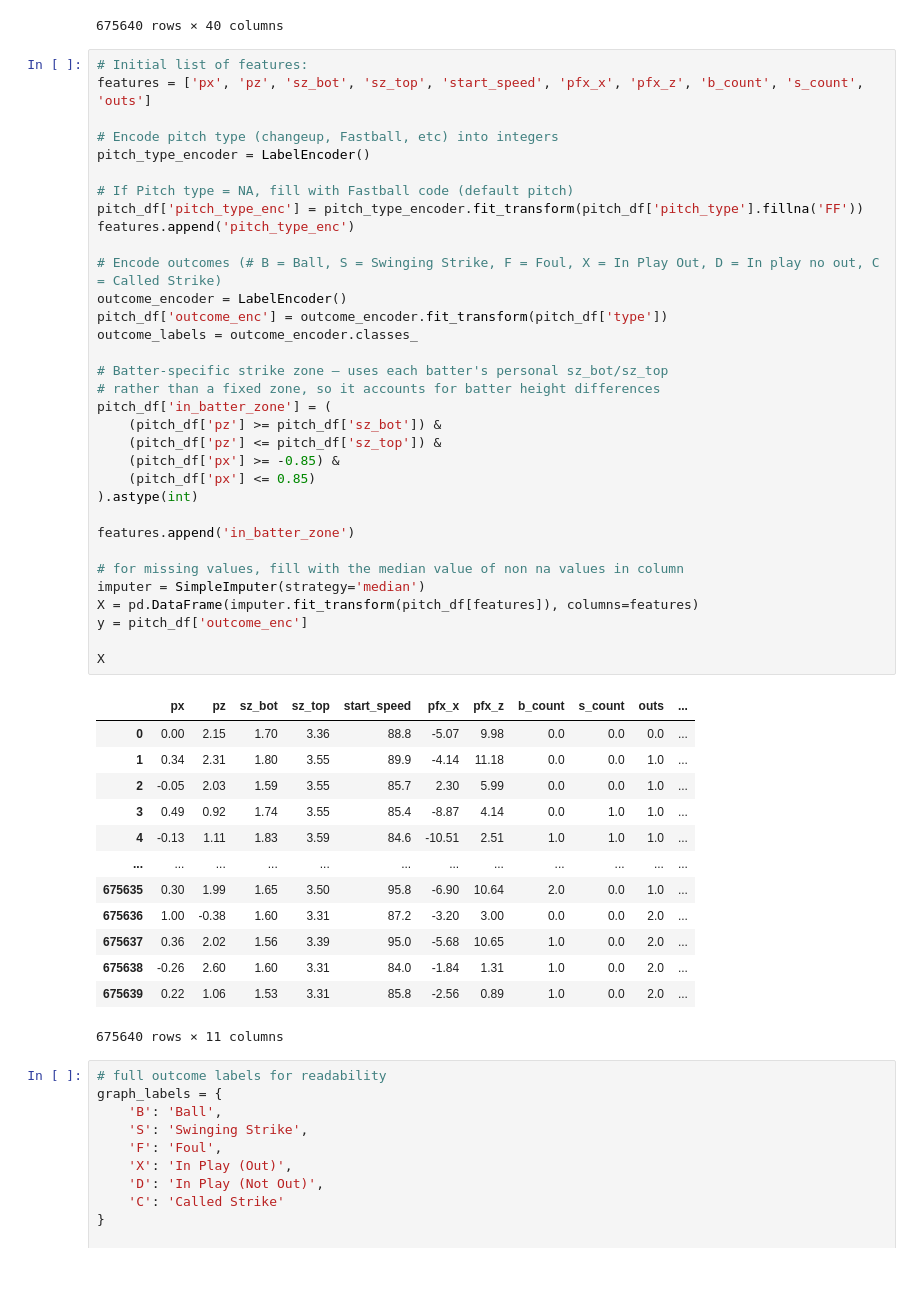
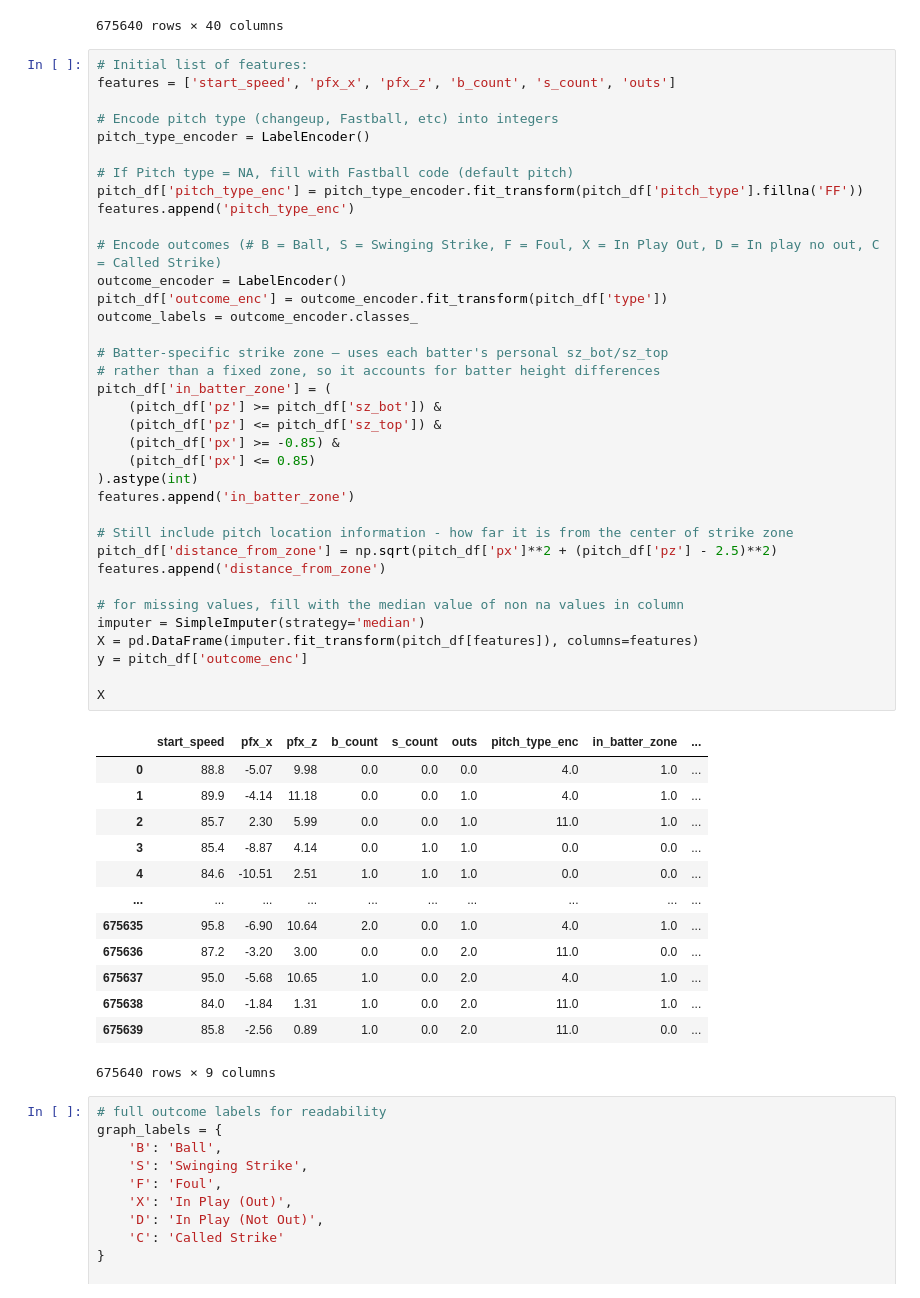
Before and after one commit to BeWelsh/mlb-pitch-outcome-predictor, a Jupyter notebook: main.ipynb, the cells around one changed output. Drawn from its saved outputs; the diff is of its cells as text.

```diff
--- a/main.ipynb
+++ b/main.ipynb
@@ -132,51 +132,54 @@ pitch_df
 675640 rows × 40 columns
 # %%
 # Initial list of features:
-features = ['px', 'pz', 'sz_bot', 'sz_top', 'start_speed', 'pfx_x', 'pfx_z', 'b_count', 's_count', 'outs']
+features = ['start_speed', 'pfx_x', 'pfx_z', 'b_count', 's_count', 'outs']
 
 # Encode pitch type (changeup, Fastball, etc) into integers
 pitch_type_encoder = LabelEncoder()
 
 # If Pitch type = NA, fill with Fastball code (default pitch)
 pitch_df['pitch_type_enc'] = pitch_type_encoder.fit_transform(pitch_df['pitch_type'].fillna('FF'))
 features.append('pitch_type_enc')
 
 # Encode outcomes (# B = Ball, S = Swinging Strike, F = Foul, X = In Play Out, D = In play no out, C = Called Strike)
 outcome_encoder = LabelEncoder()
 pitch_df['outcome_enc'] = outcome_encoder.fit_transform(pitch_df['type'])
 outcome_labels = outcome_encoder.classes_
 
 # Batter-specific strike zone — uses each batter's personal sz_bot/sz_top
 # rather than a fixed zone, so it accounts for batter height differences
 pitch_df['in_batter_zone'] = (
     (pitch_df['pz'] >= pitch_df['sz_bot']) &
     (pitch_df['pz'] <= pitch_df['sz_top']) &
     (pitch_df['px'] >= -0.85) &
     (pitch_df['px'] <= 0.85)
 ).astype(int)
+features.append('in_batter_zone')
 
-features.append('in_batter_zone')
+# Still include pitch location information - how far it is from the center of strike zone
+pitch_df['distance_from_zone'] = np.sqrt(pitch_df['px']**2 + (pitch_df['pz'] - 2.5)**2)
+features.append('distance_from_zone')
 
 # for missing values, fill with the median value of non na values in column
 imputer = SimpleImputer(strategy='median')
 X = pd.DataFrame(imputer.fit_transform(pitch_df[features]), columns=features)
 y = pitch_df['outcome_enc']
 
 X
 # %% [output]
-|  | px | pz | sz_bot | sz_top | start_speed | pfx_x | pfx_z | b_count | s_count | outs | ... |
-| 0 | 0.00 | 2.15 | 1.70 | 3.36 | 88.8 | -5.07 | 9.98 | 0.0 | 0.0 | 0.0 | ... |
-| 1 | 0.34 | 2.31 | 1.80 | 3.55 | 89.9 | -4.14 | 11.18 | 0.0 | 0.0 | 1.0 | ... |
-| 2 | -0.05 | 2.03 | 1.59 | 3.55 | 85.7 | 2.30 | 5.99 | 0.0 | 0.0 | 1.0 | ... |
-| 3 | 0.49 | 0.92 | 1.74 | 3.55 | 85.4 | -8.87 | 4.14 | 0.0 | 1.0 | 1.0 | ... |
-| 4 | -0.13 | 1.11 | 1.83 | 3.59 | 84.6 | -10.51 | 2.51 | 1.0 | 1.0 | 1.0 | ... |
-| ... | ... | ... | ... | ... | ... | ... | ... | ... | ... | ... | ... |
-| 675635 | 0.30 | 1.99 | 1.65 | 3.50 | 95.8 | -6.90 | 10.64 | 2.0 | 0.0 | 1.0 | ... |
-| 675636 | 1.00 | -0.38 | 1.60 | 3.31 | 87.2 | -3.20 | 3.00 | 0.0 | 0.0 | 2.0 | ... |
-| 675637 | 0.36 | 2.02 | 1.56 | 3.39 | 95.0 | -5.68 | 10.65 | 1.0 | 0.0 | 2.0 | ... |
-| 675638 | -0.26 | 2.60 | 1.60 | 3.31 | 84.0 | -1.84 | 1.31 | 1.0 | 0.0 | 2.0 | ... |
-| 675639 | 0.22 | 1.06 | 1.53 | 3.31 | 85.8 | -2.56 | 0.89 | 1.0 | 0.0 | 2.0 | ... |
+|  | start_speed | pfx_x | pfx_z | b_count | s_count | outs | pitch_type_enc | in_batter_zone | ... |
+| 0 | 88.8 | -5.07 | 9.98 | 0.0 | 0.0 | 0.0 | 4.0 | 1.0 | ... |
+| 1 | 89.9 | -4.14 | 11.18 | 0.0 | 0.0 | 1.0 | 4.0 | 1.0 | ... |
+| 2 | 85.7 | 2.30 | 5.99 | 0.0 | 0.0 | 1.0 | 11.0 | 1.0 | ... |
+| 3 | 85.4 | -8.87 | 4.14 | 0.0 | 1.0 | 1.0 | 0.0 | 0.0 | ... |
+| 4 | 84.6 | -10.51 | 2.51 | 1.0 | 1.0 | 1.0 | 0.0 | 0.0 | ... |
+| ... | ... | ... | ... | ... | ... | ... | ... | ... | ... |
+| 675635 | 95.8 | -6.90 | 10.64 | 2.0 | 0.0 | 1.0 | 4.0 | 1.0 | ... |
+| 675636 | 87.2 | -3.20 | 3.00 | 0.0 | 0.0 | 2.0 | 11.0 | 0.0 | ... |
+| 675637 | 95.0 | -5.68 | 10.65 | 1.0 | 0.0 | 2.0 | 4.0 | 1.0 | ... |
+| 675638 | 84.0 | -1.84 | 1.31 | 1.0 | 0.0 | 2.0 | 11.0 | 1.0 | ... |
+| 675639 | 85.8 | -2.56 | 0.89 | 1.0 | 0.0 | 2.0 | 11.0 | 0.0 | ... |
-675640 rows × 11 columns
+675640 rows × 9 columns
 # %%
 # full outcome labels for readability
 graph_labels = {
```
Also changed, not shown: parts of 7 cells of this notebook.
